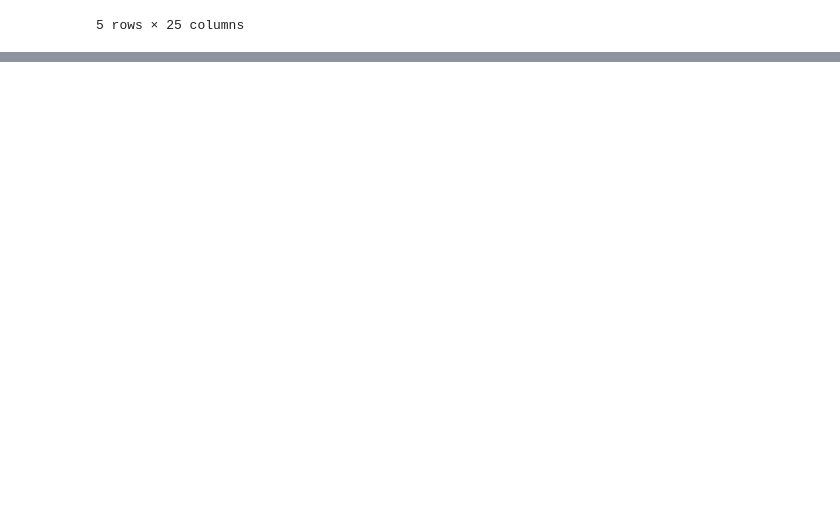
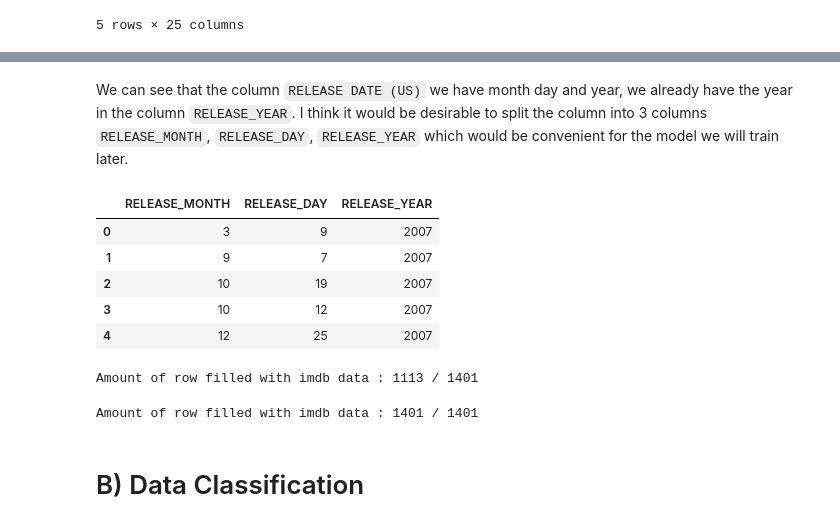
Before and after one commit to NikosGour/Data-Mining-Assignment, a Jupyter notebook: report.ipynb, the cells around one changed output, grey strips where cells are left out. Cells and saved outputs as stored; diff of their text form; code cells hidden in the pictures; blank space fills up the shorter version.

Commit message:
FINISHED PART A DATA PREPROCESSING

```diff
--- a/report.ipynb
+++ b/report.ipynb
@@ -652,0 +700,47 @@ In this part we will build on the previous parts and fill in the missing values
+# %%
+df['%OF_GROSS_EARNED_ABROAD'] =\
+    (df['FOREIGN_GROSS'] / df['WORLDWIDE_GROSS']) * 100
+
+# The movie 'Life as We Know It' had a budget of `52.274.000.000$` according to the dataset.
+# This is obviously wrong, so we will fill the data with the correct budget of `38.000.000`
+# (https://www.google.com/search?q=Life+as+We+Know+It+budget&oq=life&gs_lcrp=EgZjaHJvbWUqCAgAEEUYJxg7MggIABBFGCcYOzIHCAEQLhiABDIHCAIQLhiABDIHCAMQLhiABDIHCAQQLhiABDIGCAUQRRg9MgYIBhBFGD0yBggHEEUYPdIBCDM2MzhqMGo5qAIAsAIA&sourceid=chrome&ie=UTF-8)
+try:
+    df.loc[df.index[df['TITLE'] == 'Life as We Know It'][0], 'BUDGET'] = 38
+except Exception as e:
+    print(e)
+
+# We multiply by 1_000_000 because on the original dataset the budget's unit of measurement is in millions of dollars. We would prefer consistent units of measurement and as the rest of the units of measurement are in dollars, we will multiply by 1_000_000 to get the budget in dollars.
+df['BUDGET'] = df['BUDGET'].map(lambda x: x * 1_000_000)
+
+df['%BUDGET_RECOVERED'] = (df['WORLDWIDE_GROSS'] / df['BUDGET']) * 100
+
+df['%BUDGET_RECOVERED_OPENING_WEEKEND'] =\
+    (df['OPENING_WEEKEND'] / df['BUDGET']) * 100
+
+df['AVERAGE_CRITICS'] = (df['RT_CRITICS'] + df['MC_CRITICS']) / 2
+
+df['AVERAGE_AUDIENCE'] = (df['RT_AUDIENCE'] + df['MC_AUDIENCE']) / 2
+
+df['RT_MC_AUDIENCE_DIFFERENCE'] = df['RT_AUDIENCE'] - df['MC_AUDIENCE']
+
+df['CRITICS_AUDIENCE_DIFFERENCE'] =\
+    df['AVERAGE_CRITICS'] - df['AVERAGE_AUDIENCE']
+# %% [markdown]
+We can see that the column `RELEASE DATE (US)` we have month day and year, we already have the year in the column `RELEASE_YEAR`. I think it would be desirable to split the column into 3 columns `RELEASE_MONTH`, `RELEASE_DAY`, `RELEASE_YEAR` which would be convenient for the model we will train later.
+# %%
+# We will split the release date into two columns, one for the month and one for the day.
+temp_date = pd.to_datetime(df['RELEASE DATE (US)'], format='mixed')
+df['RELEASE_MONTH'] = temp_date.dt.month
+df['RELEASE_DAY'] = temp_date.dt.day
+
+# We drop the original column because we don't need it anymore.
+df = df.drop(columns="RELEASE DATE (US)")
+# %%
+df[['RELEASE_MONTH', 'RELEASE_DAY', 'RELEASE_YEAR']].head()
+# %% [output]
+|  | RELEASE_MONTH | RELEASE_DAY | RELEASE_YEAR |
+| 0 | 3 | 9 | 2007 |
+| 1 | 9 | 7 | 2007 |
+| 2 | 10 | 19 | 2007 |
+| 3 | 10 | 12 | 2007 |
+| 4 | 12 | 25 | 2007 |
@@ -652,0 +757,5 @@ In this part we will build on the previous parts and fill in the missing values
+# %%
+x = len(df) - df['IMDB_RATING'].isna().sum()
+print(f"Amount of row filled with imdb data : {x} / {len(df)}")
+# %% [output]
+Amount of row filled with imdb data : 1113 / 1401
@@ -652,0 +768,7 @@ In this part we will build on the previous parts and fill in the missing values
+# %%
+x = len(df) - df['IMDB_RATING'].isna().sum()
+print(f"Amount of row filled with imdb data : {x} / {len(df)}")
+# %% [output]
+Amount of row filled with imdb data : 1401 / 1401
+# %% [markdown]
+# B) Data Classification
```
Also changed, not shown: parts of 8 cells of this notebook.
